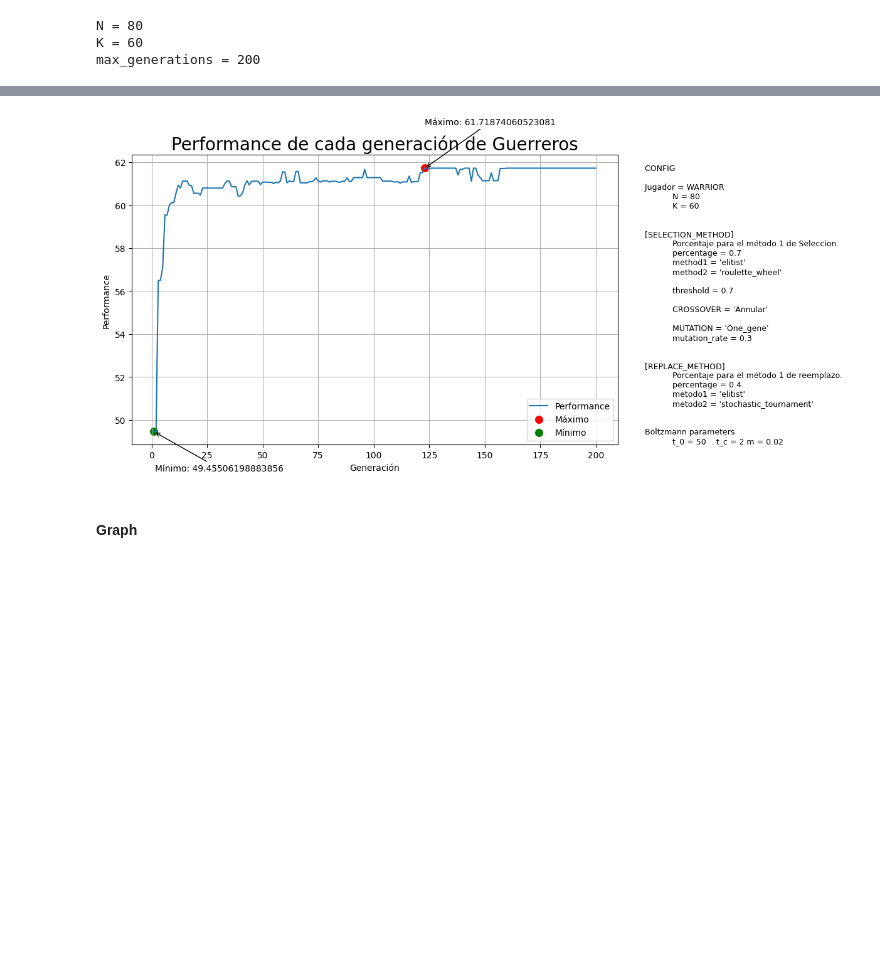
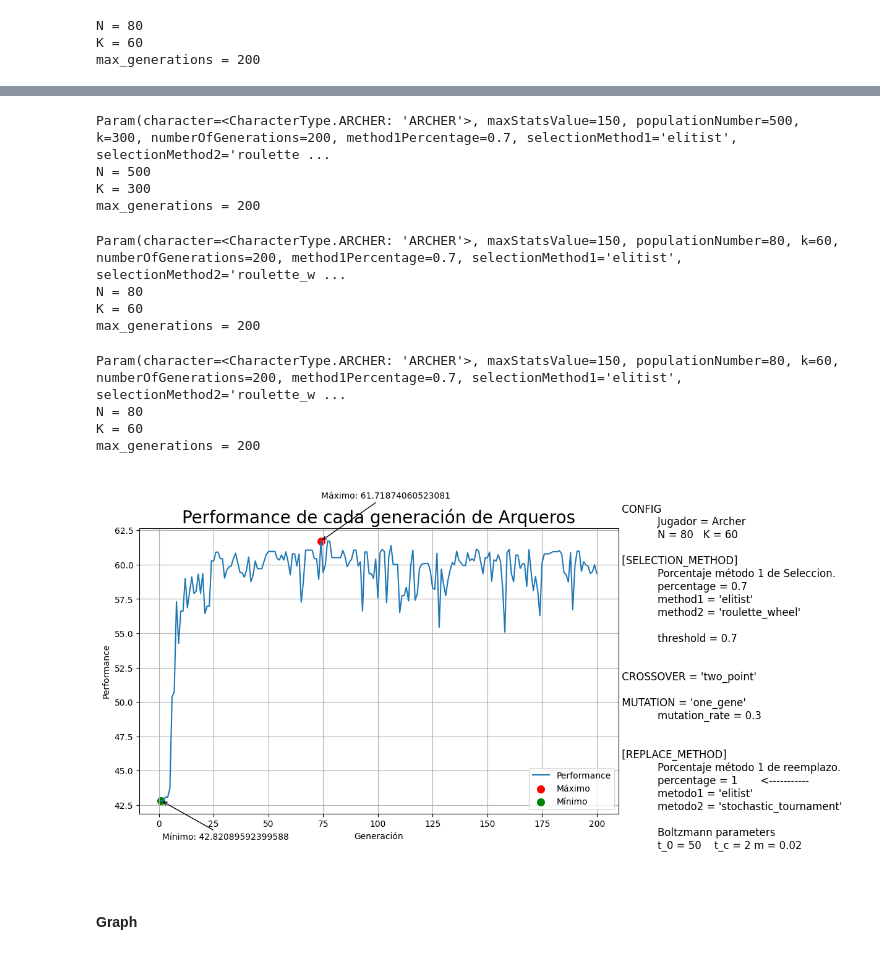
Before and after one commit to marianopm/sia-tp2, a Jupyter notebook: main-test.ipynb, the cells around one changed output, grey strips where cells are left out. Saved outputs shown, nothing was run; the diff lists cells and outputs as text; code cells hidden in the pictures; blank space fills up the shorter version.

Commit message:
correcciones en main28(config,output)

```diff
--- a/main-test.ipynb
+++ b/main-test.ipynb
@@ -976,9 +1041,36 @@ max_generations = 200
+# %%
+from main2 import mainP
+
+mainP('config_file2n500.config','motorAG2n500.csv')
+# %% [output]
+Param(character=<CharacterType.ARCHER: 'ARCHER'>, maxStatsValue=150, populationNumber=500, k=300, numberOfGenerations=200, method1Percentage=0.7, selectionMethod1='elitist', selectionMethod2='roulette ...
+N = 500
+K = 300
+max_generations = 200
+# %%
+from main2 import mainP
+
+mainP('config_file2r1.config','motorAG2r1.csv')
+# %% [output]
+Param(character=<CharacterType.ARCHER: 'ARCHER'>, maxStatsValue=150, populationNumber=80, k=60, numberOfGenerations=200, method1Percentage=0.7, selectionMethod1='elitist', selectionMethod2='roulette_w ...
+N = 80
+K = 60
+max_generations = 200
+# %%
+from main2 import mainP
+
+mainP('config_file2b.config','motorAG2b.csv')
+# %% [output]
+Param(character=<CharacterType.ARCHER: 'ARCHER'>, maxStatsValue=150, populationNumber=80, k=60, numberOfGenerations=200, method1Percentage=0.7, selectionMethod1='elitist', selectionMethod2='roulette_w ...
+N = 80
+K = 60
+max_generations = 200
 # %%
 import pandas as pd
 import matplotlib.pyplot as plt
 
 # Cargar los datos desde el archivo CSV
-df = pd.read_csv('motorAGWarrior.csv')
+df = pd.read_csv('motorAG2r1.csv')
 
 # Encontrar el valor máximo y mínimo de la columna 'performance'
 max_performance = df['performance'].max()
@@ -991,7 +1083,7 @@ plt.scatter(df['generation'].iloc[df['performance'].idxmax()], max_performance,
 plt.scatter(df['generation'].iloc[df['performance'].idxmin()], min_performance, color='green', label='Mínimo', s=70)
 plt.xlabel('Generación')
 plt.ylabel('Performance')
-plt.title('Performance de cada generación de Guerreros', fontsize=20)
+plt.title('Performance de cada generación de Arqueros', fontsize=20)
 plt.legend()
 plt.grid(True)
 
@@ -1002,47 +1094,44 @@ plt.annotate(f'Máximo: {max_performance}',
              arrowprops=dict(facecolor='red', arrowstyle='->'))
 
 plt.annotate(f'Mínimo: {min_performance}',
              xy=(df['generation'].iloc[df['performance'].idxmin()], min_performance),
              xytext=(1, -45), textcoords='offset points',
              arrowprops=dict(facecolor='green', arrowstyle='->'))
 
 # Información adicional hacia la derecha de la leyenda del eje x
-plt.text(1.05, 0.5, """
+plt.text(1.0, 0.5, """
             \n CONFIG
-            \n Jugador = WARRIOR
-            N = 80
-            K = 60
-
+            Jugador = Archer
+            N = 80   K = 60
             \n [SELECTION_METHOD]
-            Porcentaje para el método 1 de Seleccion.
+            Porcentaje método 1 de Seleccion.
             percentage = 0.7
             method1 = 'elitist'
             method2 = 'roulette_wheel'
 
             threshold = 0.7
 
-            CROSSOVER = 'Annular'
-
-            MUTATION = 'One_gene'
+            \n CROSSOVER = 'two_point'
+            \n MUTATION = 'one_gene'
             mutation_rate = 0.3
 
             \n [REPLACE_METHOD]
-            Porcentaje para el método 1 de reemplazo.
-            percentage = 0.4
+            Porcentaje método 1 de reemplazo.
+            percentage = 1       <-----------
             metodo1 = 'elitist'
             metodo2 = 'stochastic_tournament'
 
-            \n Boltzmann parameters
+            Boltzmann parameters
             t_0 = 50    t_c = 2 m = 0.02
             """,
-         horizontalalignment='left', verticalalignment='center', transform=plt.gca().transAxes , fontsize=9)
+         horizontalalignment='left', verticalalignment='center', transform=plt.gca().transAxes , fontsize=12)
 
 # Agregar línea debajo del texto
 #plt.axhline(y=0.1, color='gray', linestyle='--')
 
 plt.show()
 # %% [output]
-[figure, old version]
+[figure, new version]
 # %% [markdown]
 #### Graph
 # %%
```
Also changed, not shown: parts of 10 cells of this notebook, 31 other files.
